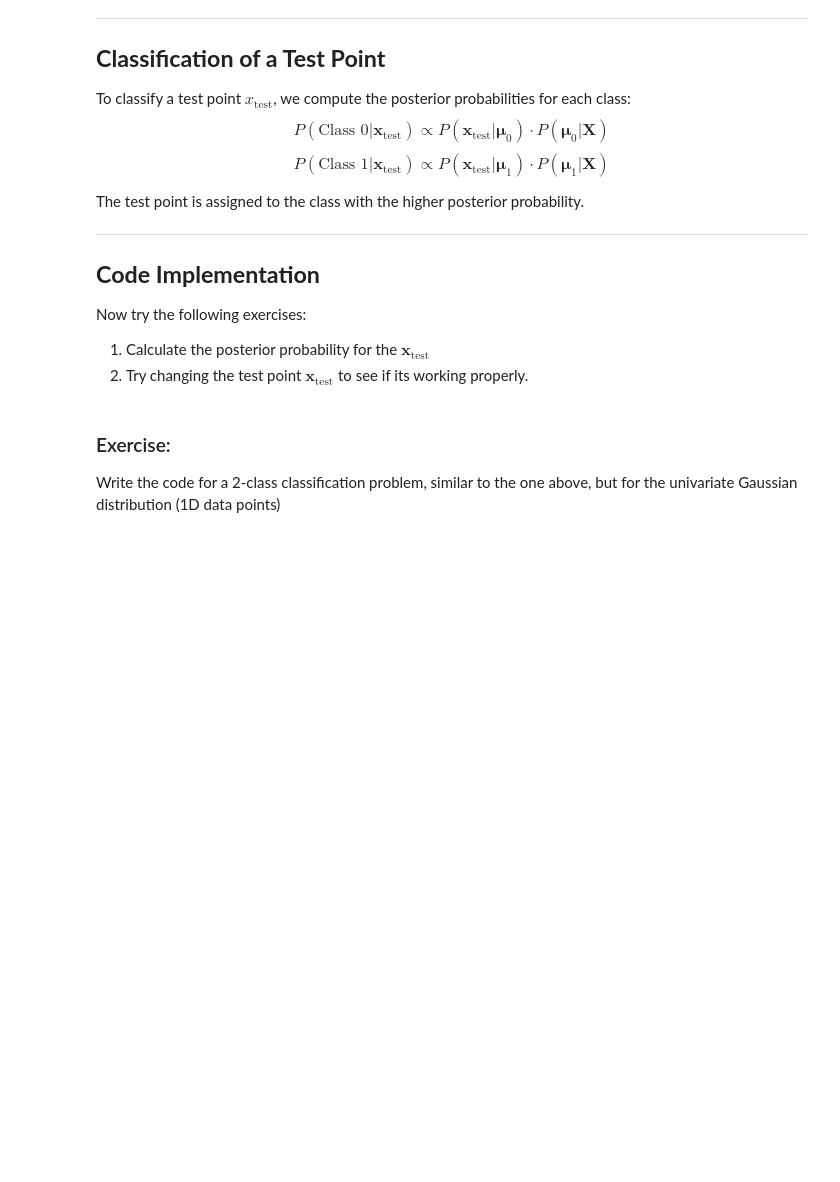
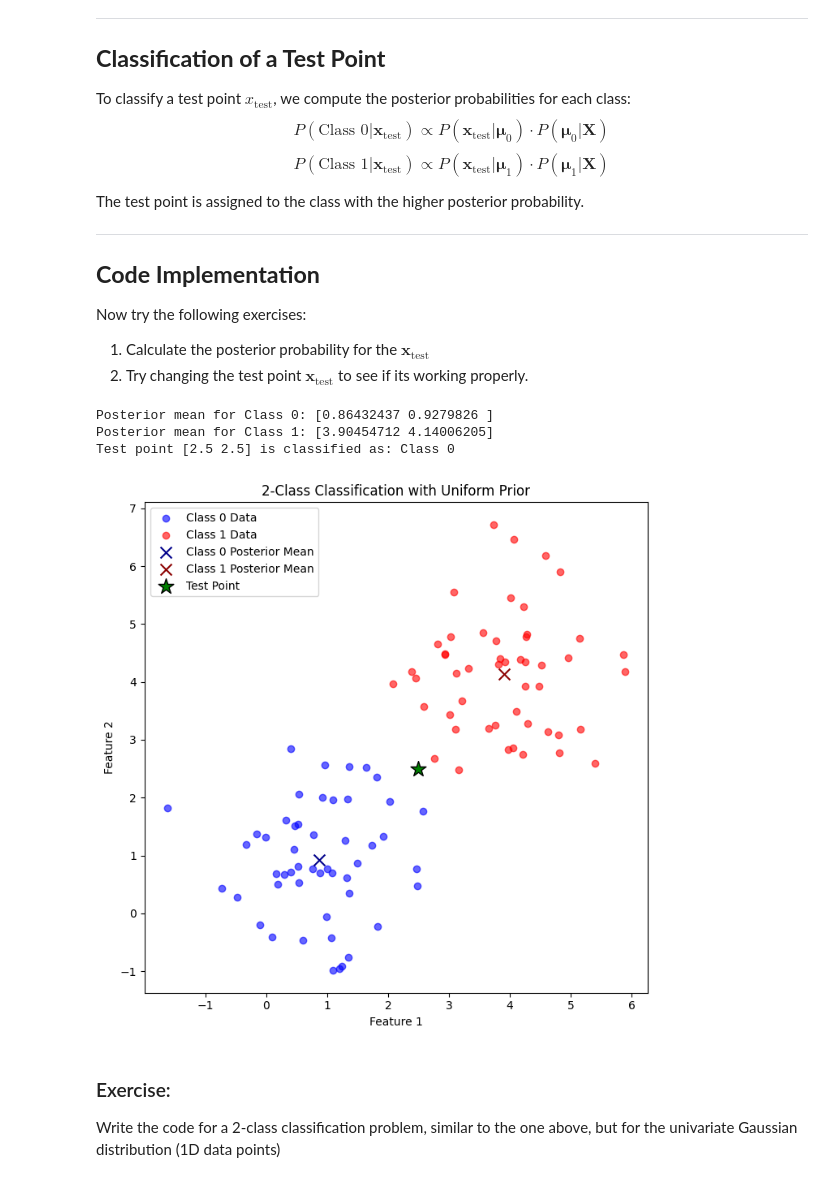
Before and after one commit to Sanqi-37-21/Probability, a Jupyter notebook: Labs/Lab 1 - Probability and Stats.ipynb, the cells around one changed output. Cells and saved outputs as stored; diff of their text form; code cells hidden in the pictures; blank space fills up the shorter version.

```diff
--- a/Labs/Lab 1 - Probability and Stats.ipynb
+++ b/Labs/Lab 1 - Probability and Stats.ipynb
@@ -679,35 +683,40 @@ print("Posterior mean for Class 0:", mu_0_posterior)
 print("Posterior mean for Class 1:", mu_1_posterior)
 
 # Define a test point
 x_test = np.array([2.5, 2.5])  # Test point to classify
 
 # Compute posterior probabilities for the test point
 ## Enter you code here
-# prob_class_0 =
-# prob_class_1 =
+prob_class_0 = multivariate_normal.cdf(x_test, mu_0_posterior, cov_0_posterior)
+prob_class_1 = multivariate_normal.cdf(x_test, mu_1_posterior, cov_1_posterior)
 
 # Classify the test point
 if prob_class_0 > prob_class_1:
     classification = "Class 0"
 else:
     classification = "Class 1"
 
 print(f"Test point {x_test} is classified as: {classification}")
 
 # Plot 1: Data points, posterior means, and test point
 plt.figure(figsize=(7, 7))
 plt.scatter(X_class_0[:, 0], X_class_0[:, 1], label="Class 0 Data", color="blue", alpha=0.6)
 plt.scatter(X_class_1[:, 0], X_class_1[:, 1], label="Class 1 Data", color="red", alpha=0.6)
 plt.scatter(mu_0_posterior[0], mu_0_posterior[1], label="Class 0 Posterior Mean", color="darkblue", marker="x", s=100)
 plt.scatter(mu_1_posterior[0], mu_1_posterior[1], label="Class 1 Posterior Mean", color="darkred", marker="x", s=100)
 plt.scatter(x_test[0], x_test[1], label="Test Point", color="green", marker="*", s=200, edgecolor="black")
 plt.title("2-Class Classification with Uniform Prior")
 plt.xlabel("Feature 1")
 plt.ylabel("Feature 2")
 plt.legend()
 
 plt.tight_layout()
 plt.show()
+# %% [output]
+Posterior mean for Class 0: [0.86432437 0.9279826 ]
+Posterior mean for Class 1: [3.90454712 4.14006205]
+Test point [2.5 2.5] is classified as: Class 0
+[figure, added]
 # %% [markdown]
 ### Exercise:
 
```
Also changed, not shown: parts of 1 cell of this notebook.
